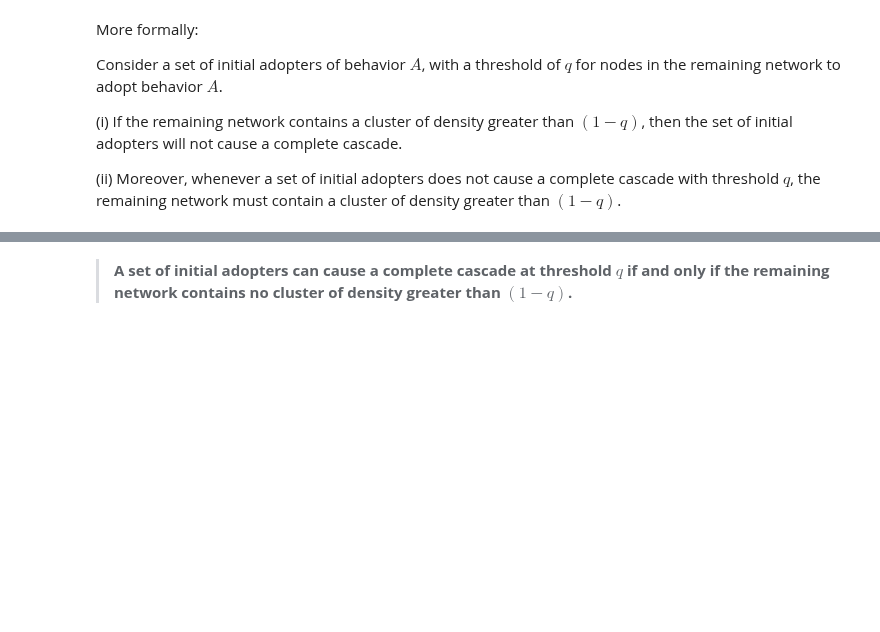
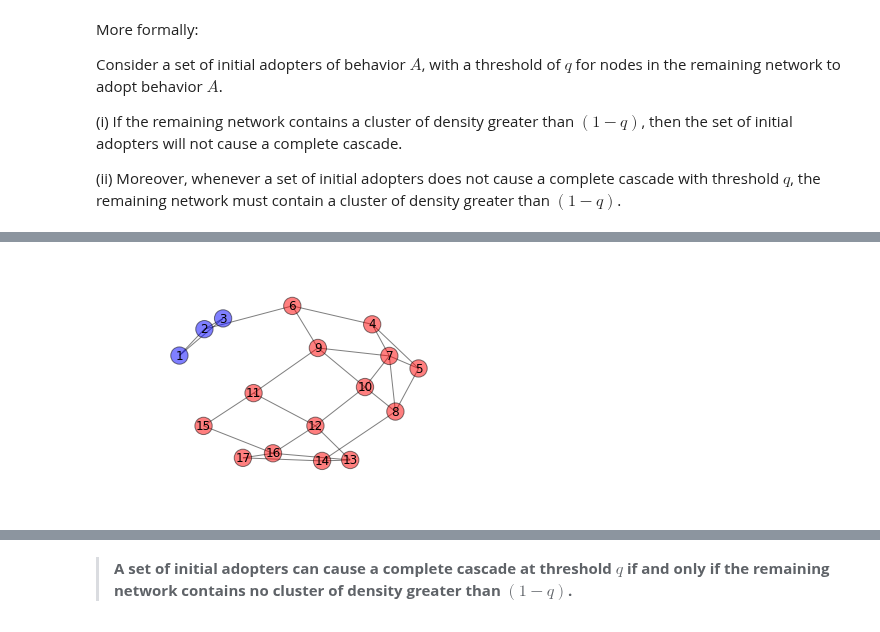
Before and after one commit to iit-cs579/main, a Jupyter notebook: lec/l09/l09.ipynb, the cells around one changed output, grey strips where cells are left out. Saved outputs shown, nothing was run; the diff lists cells and outputs as text; code cells hidden in the pictures; blank space fills up the shorter version.

```diff
--- a/lec/l09/l09.ipynb
+++ b/lec/l09/l09.ipynb
@@ -355,3 +381,7 @@ By contradiction:
 - Since $v$ is first to adopt in this cluster, all neighbors that adopted $A$ must be *outside* of cluster.
 - But, by definition, more than $1-q$ neighbors are in cluster, thus less than $q$ neighbors are outside of cluster.
 **contradition** $\Box$
+# %%
+draw_graph(graph)
+# %% [output]
+[figure, added]
```
Also changed, not shown: parts of 34 cells of this notebook.
